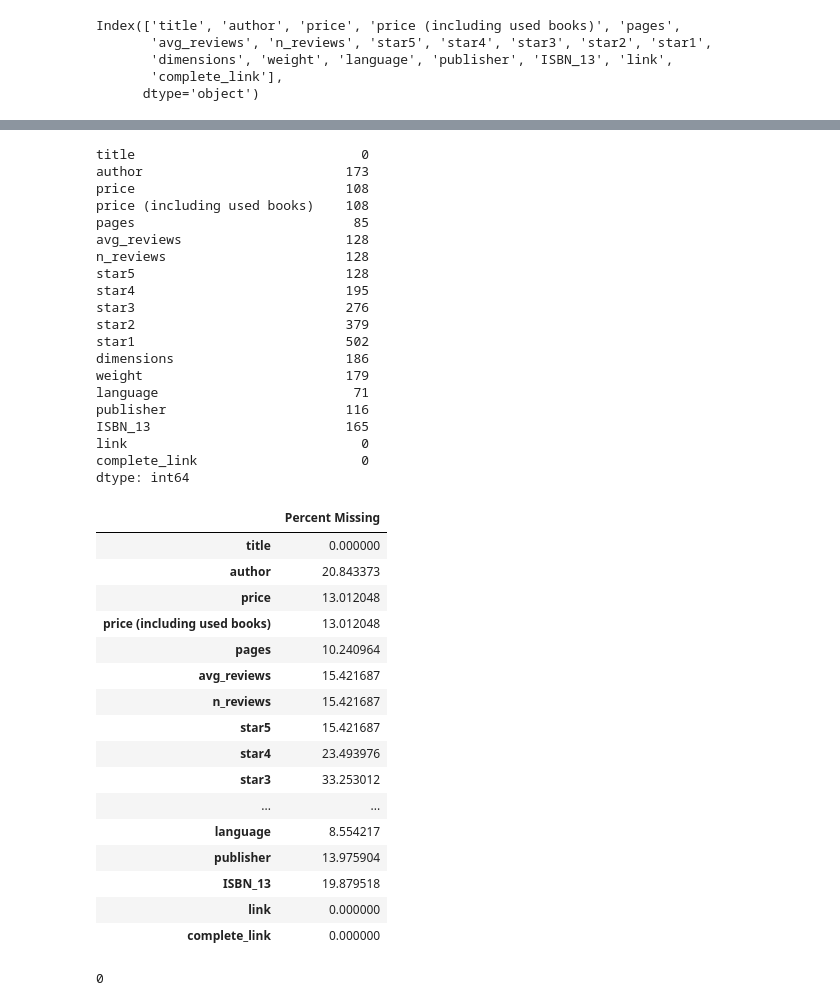
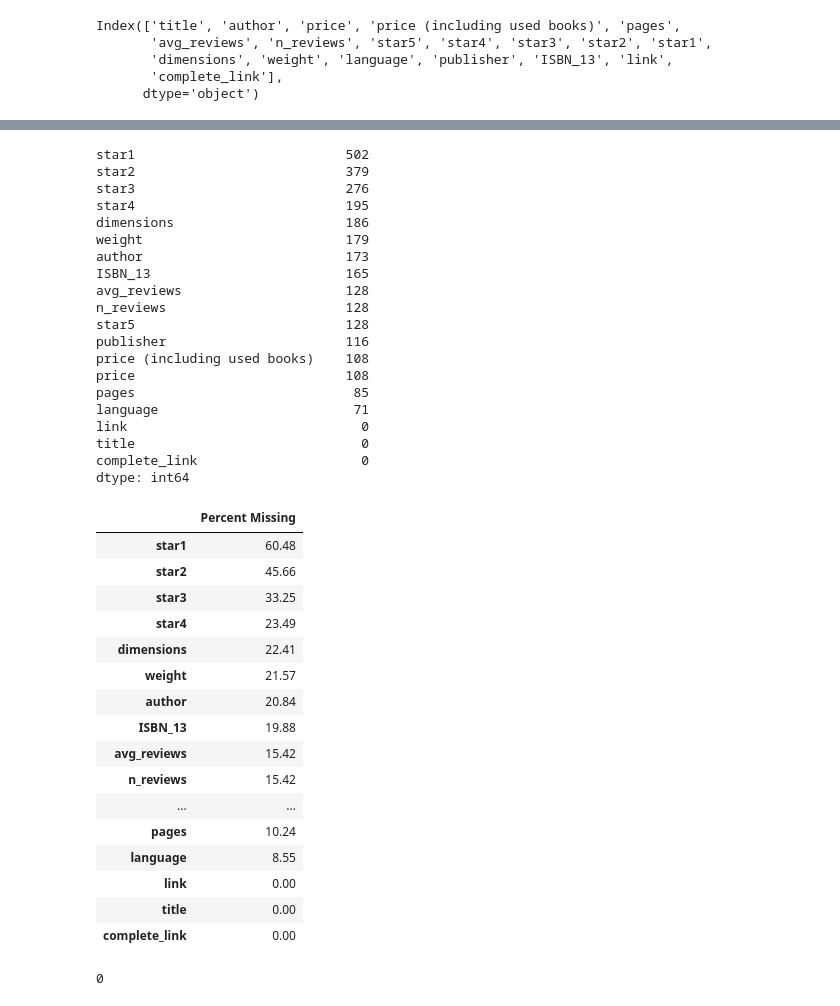
Before and after one commit to Doosuur/Amazon-Data-Science-Books-Dataset, a Jupyter notebook: Amazon Data Science Books Dataset.ipynb, the cells around one changed output, grey strips where cells are left out. Cells and saved outputs as stored; diff of their text form; code cells hidden in the pictures.

```diff
--- a/Amazon Data Science Books Dataset.ipynb
+++ b/Amazon Data Science Books Dataset.ipynb
@@ -44,51 +44,51 @@ Data columns (total 19 columns):
 dtypes: float64(2), object(17)
 memory usage: 123.3+ KB
 # %%
-df.isnull().sum()
+df.isnull().sum().sort_values(ascending = False)
 # %% [output]
-title                             0
+star1                           502
+star2                           379
+star3                           276
+star4                           195
+dimensions                      186
+weight                          179
 author                          173
-price                           108
-price (including used books)    108
-pages                            85
+ISBN_13                         165
 avg_reviews                     128
 n_reviews                       128
 star5                           128
-star4                           195
-star3                           276
-star2                           379
-star1                           502
-dimensions                      186
-weight                          179
+publisher                       116
+price (including used books)    108
+price                           108
+pages                            85
 language                         71
-publisher                       116
-ISBN_13                         165
 link                              0
+title                             0
 complete_link                     0
 dtype: int64
 # %%
 #Check percentage of missing data
-missing_data = df.isnull().sum() * 100/len(df)
+missing_data = round(df.isnull().sum().sort_values(ascending = False) * 100/len(df), 2)
 percent_missing = pd.DataFrame({'Percent Missing' : missing_data})
 percent_missing
 # %% [output]
 |  | Percent Missing |
-| title | 0.000000 |
-| author | 20.843373 |
-| price | 13.012048 |
-| price (including used books) | 13.012048 |
-| pages | 10.240964 |
-| avg_reviews | 15.421687 |
-| n_reviews | 15.421687 |
-| star5 | 15.421687 |
-| star4 | 23.493976 |
-| star3 | 33.253012 |
+| star1 | 60.48 |
+| star2 | 45.66 |
+| star3 | 33.25 |
+| star4 | 23.49 |
+| dimensions | 22.41 |
+| weight | 21.57 |
+| author | 20.84 |
+| ISBN_13 | 19.88 |
+| avg_reviews | 15.42 |
+| n_reviews | 15.42 |
 | ... | ... |
-| language | 8.554217 |
-| publisher | 13.975904 |
-| ISBN_13 | 19.879518 |
-| link | 0.000000 |
-| complete_link | 0.000000 |
+| pages | 10.24 |
+| language | 8.55 |
+| link | 0.00 |
+| title | 0.00 |
+| complete_link | 0.00 |
 # %%
 df.duplicated().sum()
 # %% [output]
```
Also changed, not shown: parts of 69 cells of this notebook.
